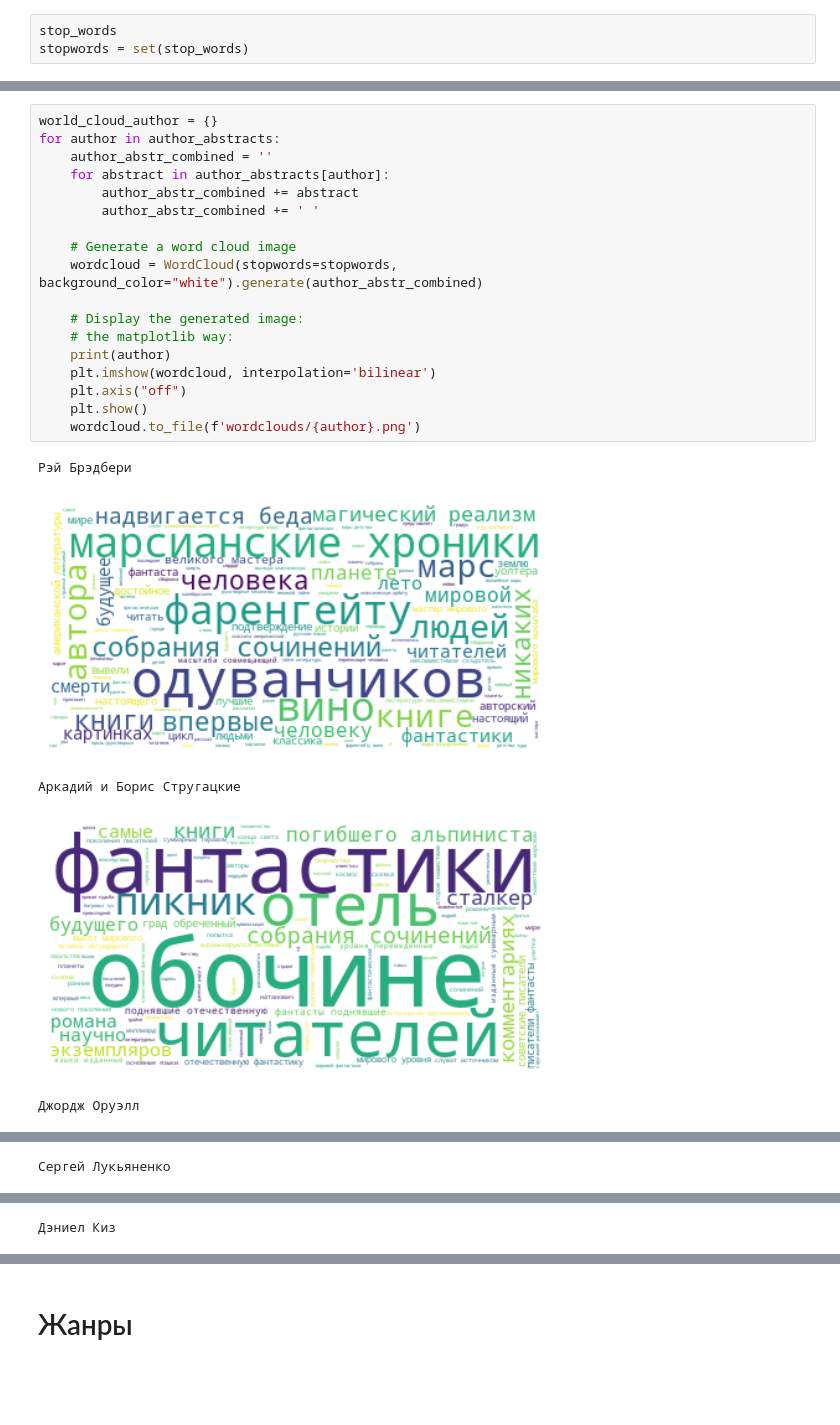
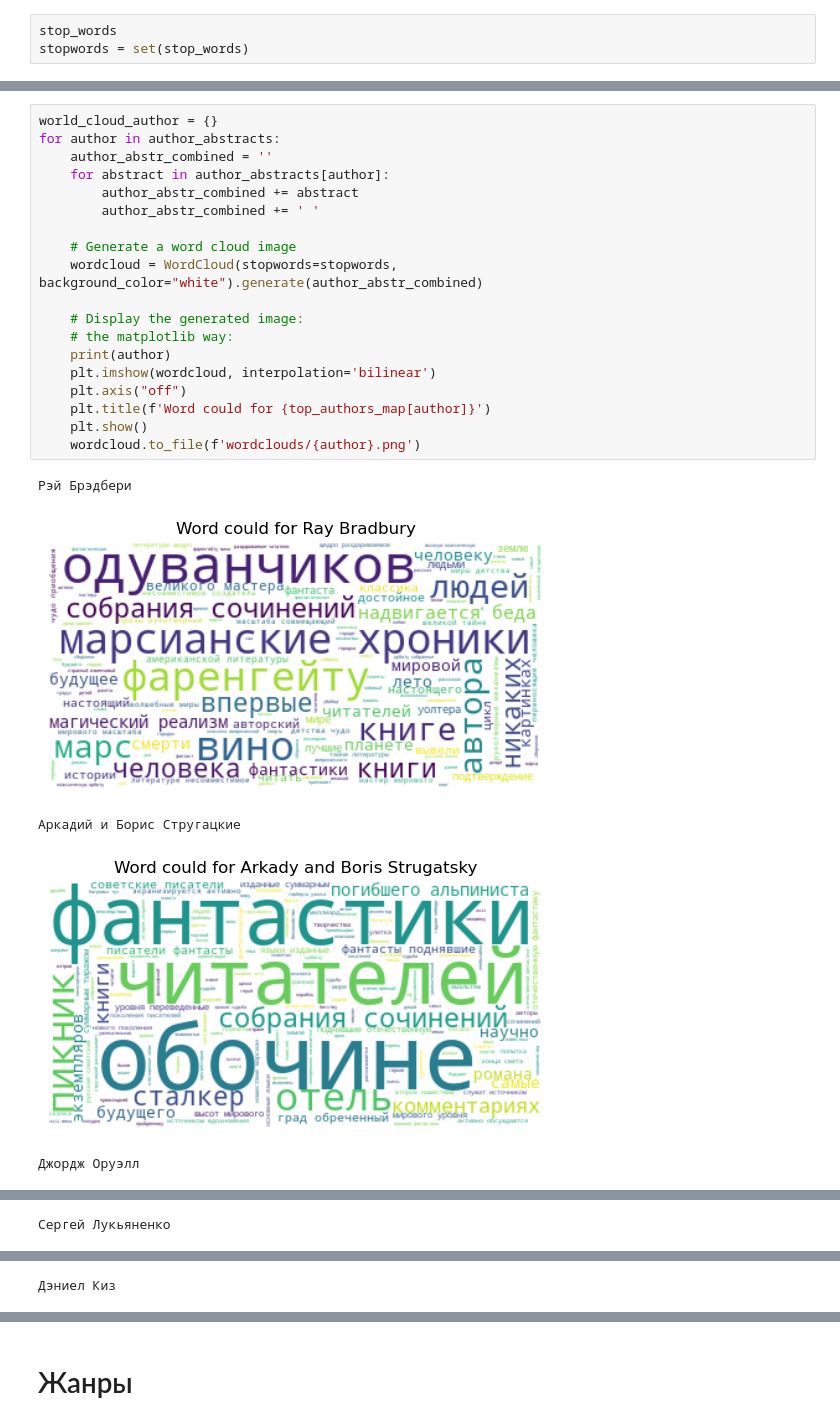
Before and after one commit to ansafronov/FantLitrature_Project, a Jupyter notebook: Data_collection.ipynb, the cells around one changed output, grey strips where cells are left out. Cells and saved outputs as stored; diff of their text form; blank space fills up the shorter version.

```diff
--- a/Data_collection.ipynb
+++ b/Data_collection.ipynb
@@ -355,24 +373,25 @@ stopwords = set(stop_words)
 # %%
 world_cloud_author = {}
 for author in author_abstracts:
     author_abstr_combined = ''
     for abstract in author_abstracts[author]:
         author_abstr_combined += abstract
         author_abstr_combined += ' '
 
     # Generate a word cloud image
     wordcloud = WordCloud(stopwords=stopwords, background_color="white").generate(author_abstr_combined)
 
     # Display the generated image:
     # the matplotlib way:
     print(author)
     plt.imshow(wordcloud, interpolation='bilinear')
     plt.axis("off")
+    plt.title(f'Word could for {top_authors_map[author]}')
     plt.show()
     wordcloud.to_file(f'wordclouds/{author}.png')
 # %% [output]
 Рэй Брэдбери
-[figure, old version]
+[figure, new version]
 Аркадий и Борис Стругацкие
-[figure, old version]
+[figure, new version]
 Джордж Оруэлл
```
Also changed, not shown: parts of 14 cells of this notebook, 7 other files.
